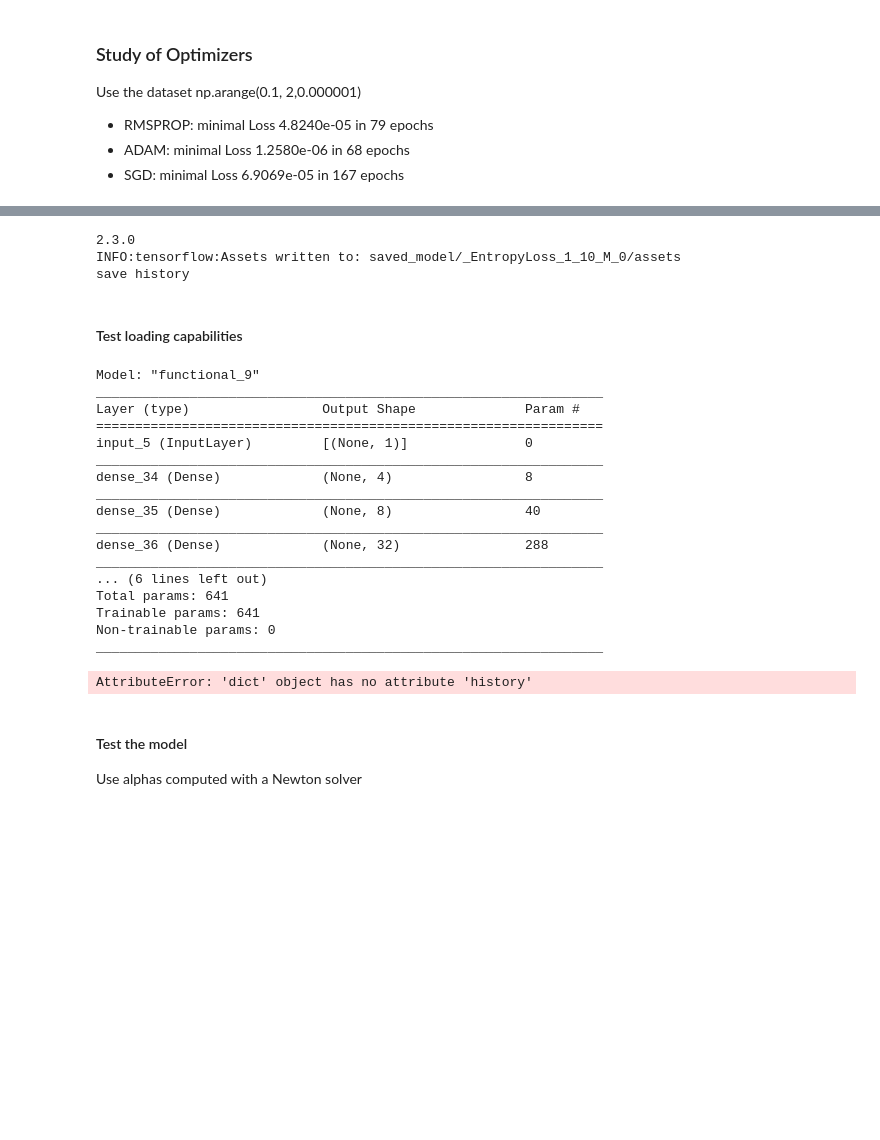
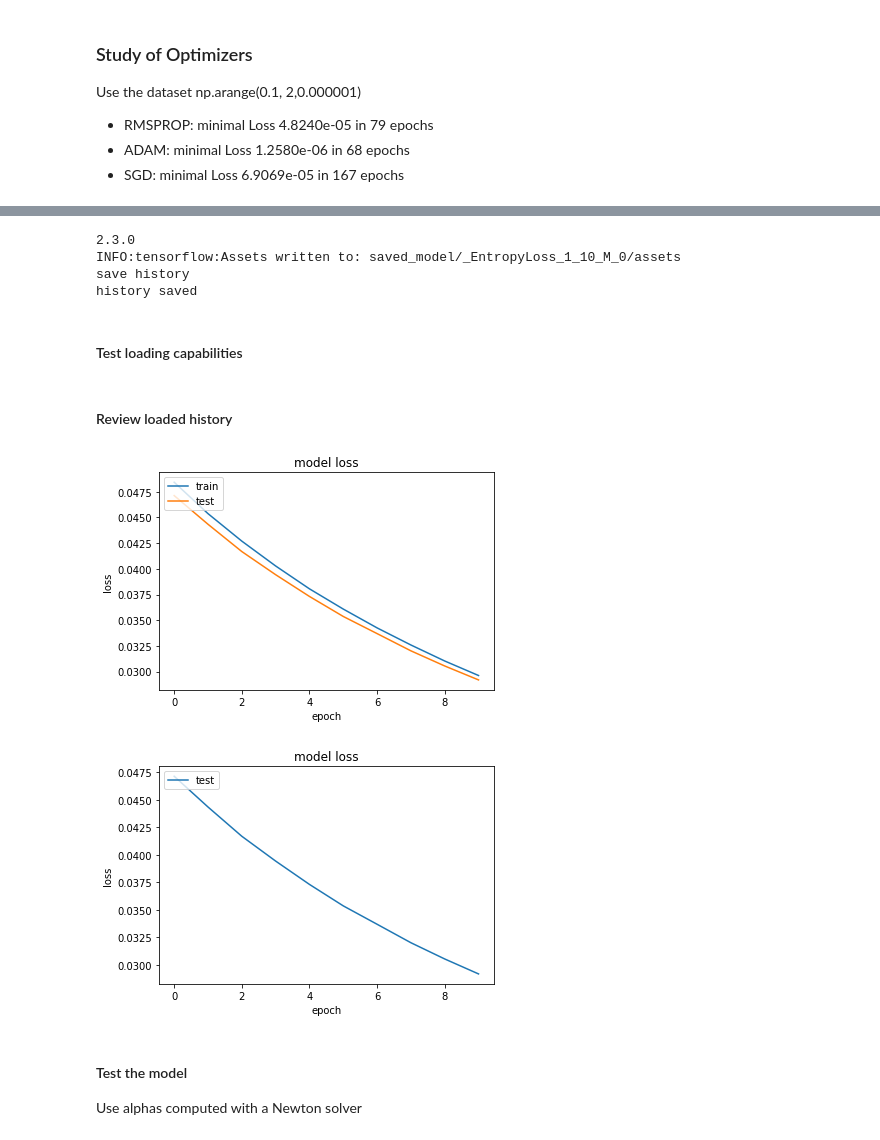
Before and after one commit to CSMMLab/KiT-RT, a Jupyter notebook: code/python/neural_entropy/EntropyTrainer.ipynb, the cells around one changed output, grey strips where cells are left out. Drawn from its saved outputs; the diff is of its cells as text; code cells hidden in the pictures; blank space fills up the shorter version.

Commit message:
exchanged NN history save to json instead of pickle
Former-commit-id: 1a2eda6d4e6822dfb4b4e30261003bc05e712931

```diff
--- a/code/python/neural_entropy/EntropyTrainer.ipynb
+++ b/code/python/neural_entropy/EntropyTrainer.ipynb
@@ -490,35 +497,24 @@ model.save('saved_model/_EntropyLoss_1_10_M_0')
 
 # summarize history for loss
 print("save history")
-with open('saved_model/_EntropyLoss_1_300_M_0_hist.pickle', 'wb') as file_pi:
-    pickle.dump(history, file_pi)
+
+import json
+
+
+with open('saved_model/_EntropyLoss_1_10_M_0_hist.json', 'w') as file:
+    json.dump(history.history, file)
+
+print("history saved")
 # %% [output]
 2.3.0
 INFO:tensorflow:Assets written to: saved_model/_EntropyLoss_1_10_M_0/assets
 save history
+history saved
 # %% [markdown]
 #### Test loading capabilities ####
 # %%
 # load pre-trained model (as a test)
-model = tf.keras.models.load_model('saved_model/_EntropyLoss_1_10_M_0', custom_objects={ 'loss':custom_loss1dMBPrime })
+model1 = tf.keras.models.load_model('saved_model/_EntropyLoss_1_10_M_0', custom_objects={ 'loss':custom_loss1dMBPrime })
 
 # Check its architecture
-model.summary()
+#model1.summary()
-# %% [output]
-Model: "functional_9"
-_________________________________________________________________
-Layer (type)                 Output Shape              Param #
-=================================================================
-input_5 (InputLayer)         [(None, 1)]               0
-_________________________________________________________________
-dense_34 (Dense)             (None, 4)                 8
-_________________________________________________________________
-dense_35 (Dense)             (None, 8)                 40
-_________________________________________________________________
-dense_36 (Dense)             (None, 32)                288
-_________________________________________________________________
-... (6 lines left out)
-Total params: 641
-Trainable params: 641
-Non-trainable params: 0
-_________________________________________________________________
@@ -527,25 +521,26 @@ _________________________________________________________________
+# %% [markdown]
+#### Review loaded history ####
 # %%
-import pickle
+with open('saved_model/_EntropyLoss_1_10_M_0_hist.json') as json_file:
+    history1 = json.load(json_file)
 
-history = pickle.load(open('saved_model/_EntropyLoss_1_300_M_0_hist.pickle', "rb") )
-
-# summarize history for loss
-plt.plot(history['loss'][100:])
-plt.plot(history['val_loss'][100:])
+plt.plot(history1['loss'])
+plt.plot(history1['val_loss'])
 plt.title('model loss')
 plt.ylabel('loss')
 plt.xlabel('epoch')
 plt.legend(['train', 'test'], loc='upper left')
 plt.show()
 
-plt.plot(history['val_loss'])
+plt.plot(history1['val_loss'])
 plt.title('model loss')
 plt.ylabel('loss')
 plt.xlabel('epoch')
 plt.legend(['test'], loc='upper left')
 plt.show()
 # %% [output]
-AttributeError: 'dict' object has no attribute 'history'
+[figure, added]
+[figure, added]
 # %% [markdown]
 #### Test the model ####
 
```
Also changed, not shown: parts of 10 cells of this notebook, 2 other files.
